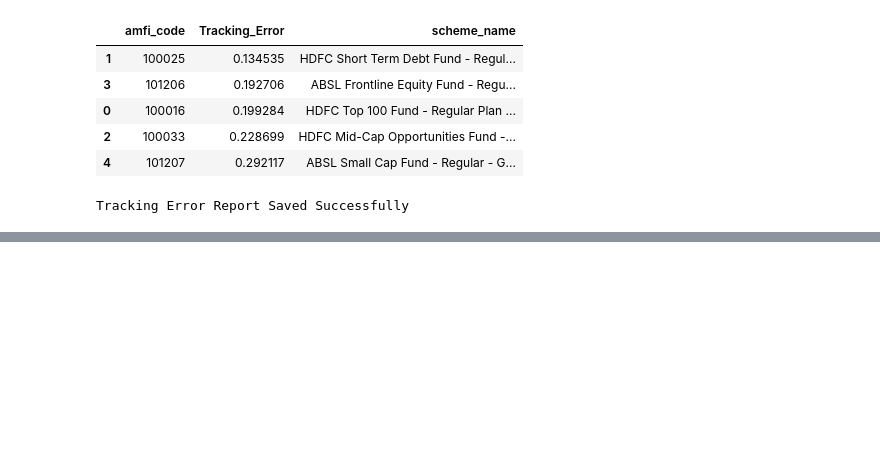
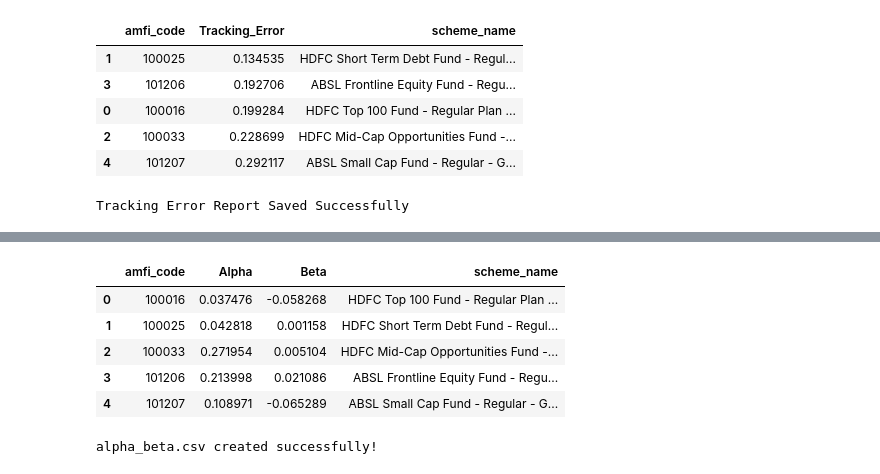
Before and after one commit to Kaifcse/mutual-fund-analytics, a Jupyter notebook: notebooks/Performance_Analytics.ipynb, the cells around one changed output, grey strips where cells are left out. Drawn from its saved outputs; the diff is of its cells as text; code cells hidden in the pictures; blank space fills up the shorter version.

```diff
--- a/notebooks/Performance_Analytics.ipynb
+++ b/notebooks/Performance_Analytics.ipynb
@@ -681,0 +837,24 @@ Tracking Error Report Saved Successfully
+# %%
+alpha_beta = alpha_beta.merge(
+    fund_master[["amfi_code", "scheme_name"]],
+    on="amfi_code",
+    how="left"
+)
+
+alpha_beta.head()
+# %% [output]
+|  | amfi_code | Alpha | Beta | scheme_name |
+| 0 | 100016 | 0.037476 | -0.058268 | HDFC Top 100 Fund - Regular Plan ... |
+| 1 | 100025 | 0.042818 | 0.001158 | HDFC Short Term Debt Fund - Regul... |
+| 2 | 100033 | 0.271954 | 0.005104 | HDFC Mid-Cap Opportunities Fund -... |
+| 3 | 101206 | 0.213998 | 0.021086 | ABSL Frontline Equity Fund - Regu... |
+| 4 | 101207 | 0.108971 | -0.065289 | ABSL Small Cap Fund - Regular - G... |
+# %%
+alpha_beta.to_csv(
+    "../data/processed/alpha_beta.csv",
+    index=False
+)
+
+print("alpha_beta.csv created successfully!")
+# %% [output]
+alpha_beta.csv created successfully!
```
Also changed, not shown: parts of 18 cells of this notebook, 2 other files.
